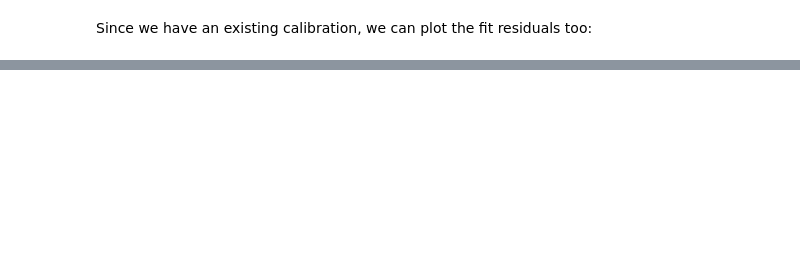
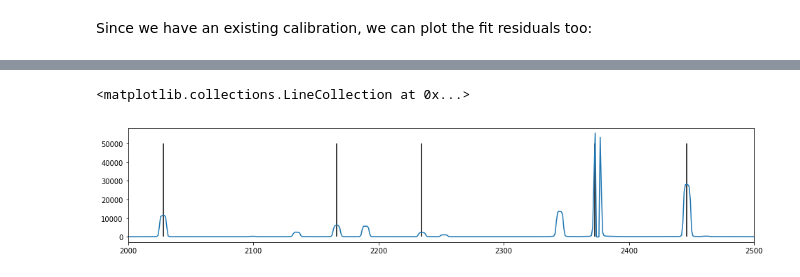
Before and after one commit to jveitchmichaelis/rascal, a Jupyter notebook: examples/Keck DEIMOS 830G.ipynb, the cells around one changed output, grey strips where cells are left out. Saved outputs shown, nothing was run; the diff lists cells and outputs as text; code cells hidden in the pictures; blank space fills up the shorter version.

```diff
--- a/examples/Keck DEIMOS 830G.ipynb
+++ b/examples/Keck DEIMOS 830G.ipynb
@@ -79,0 +83,8 @@ Text(0.5, 0, 'Pixel')
+# %%
+plt.figure(figsize=(16,3))
+plt.plot(spectrum['flux'])
+plt.xlim(2000,2500)
+plt.vlines(peaks,0,50000)
+# %% [output]
+<matplotlib.collections.LineCollection at 0x...>
+[figure, added]
```
Also changed, not shown: parts of 14 cells of this notebook, 4 other files.
